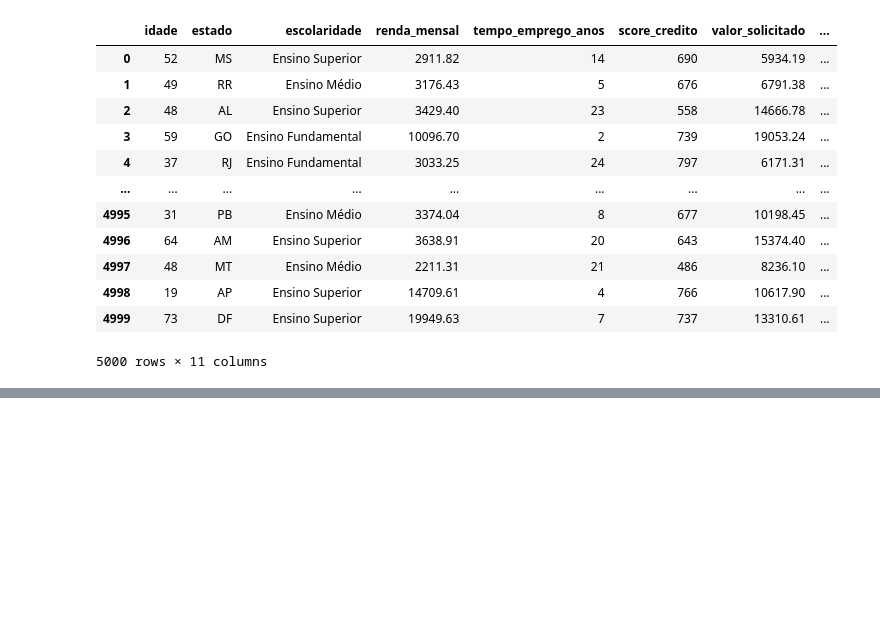
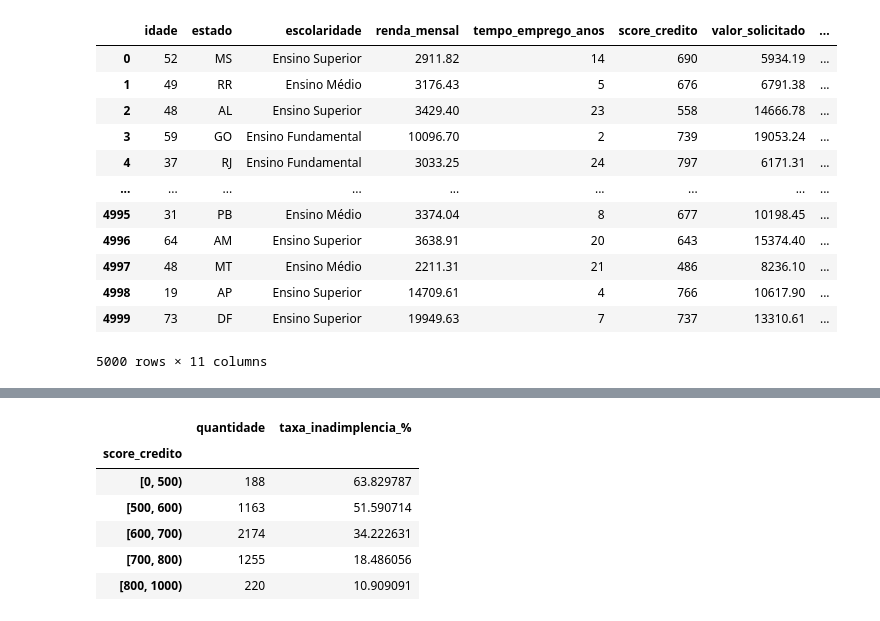
Before and after one commit to dinizjr/Trilha-IA, a Jupyter notebook: Analise-Credito/AnaliseCredito.ipynb, the cells around one changed output, grey strips where cells are left out. Drawn from its saved outputs; the diff is of its cells as text; code cells hidden in the pictures; blank space fills up the shorter version.

```diff
--- a/Analise-Credito/AnaliseCredito.ipynb
+++ b/Analise-Credito/AnaliseCredito.ipynb
@@ -19,0 +48,26 @@ dt
+# %%
+faixas_score = pd.cut(
+    df["score_credito"],
+    bins=[0, 500, 600, 700, 800, 1000],
+    right=False
+)
+
+taxa_score = (
+    df.groupby(faixas_score, observed=False)["inadimplente"]
+      .agg(["count", "mean"])
+)
+
+taxa_score["mean"] = taxa_score["mean"] * 100
+
+display(taxa_score.rename(columns={
+    "count": "quantidade",
+    "mean": "taxa_inadimplencia_%"
+}))
+# %% [output]
+|  | quantidade | taxa_inadimplencia_% |
+| score_credito |  |  |
+| [0, 500) | 188 | 63.829787 |
+| [500, 600) | 1163 | 51.590714 |
+| [600, 700) | 2174 | 34.222631 |
+| [700, 800) | 1255 | 18.486056 |
+| [800, 1000) | 220 | 10.909091 |
```
Also changed, not shown: parts of 5 cells of this notebook.
